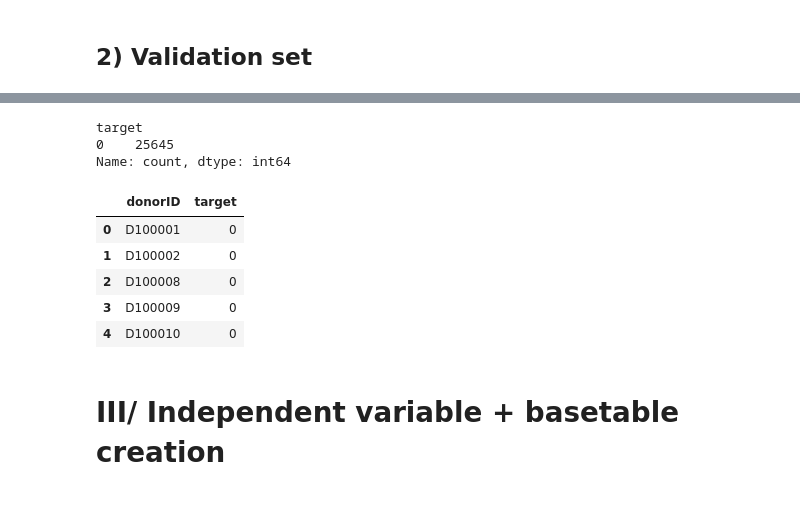
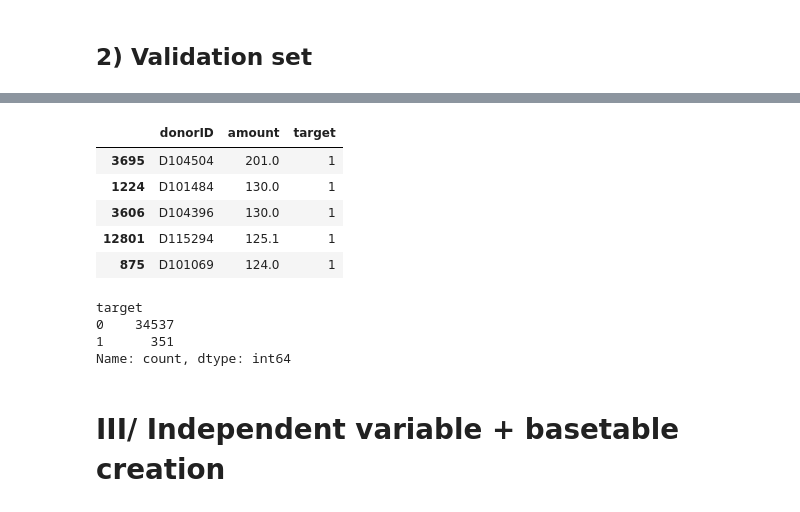
Before and after one commit to LeZM/python-predictive-group-project, a Jupyter notebook: notebooks/EDA_zk.ipynb, the cells around one changed output, grey strips where cells are left out. Cells and saved outputs as stored; diff of their text form; code cells hidden in the pictures.

```diff
--- a/notebooks/EDA_zk.ipynb
+++ b/notebooks/EDA_zk.ipynb
@@ -644,18 +692,19 @@ basetable_val.head()
+# %%
+validation_targets.sort_values(by='amount', ascending=False).head()
+# %% [output]
+|  | donorID | amount | target |
+| 3695 | D104504 | 201.0 | 1 |
+| 1224 | D101484 | 130.0 | 1 |
+| 3606 | D104396 | 130.0 | 1 |
+| 12801 | D115294 | 125.1 | 1 |
+| 875 | D101069 | 124.0 | 1 |
 # %%
-basetable_val['target'].value_counts()
+validation_targets['target'].value_counts()
 # %% [output]
 target
-0    25645
+0    34537
+1      351
 Name: count, dtype: int64
-# %%
-basetable_val.head()
-# %% [output]
-|  | donorID | target |
-| 0 | D100001 | 0 |
-| 1 | D100002 | 0 |
-| 2 | D100008 | 0 |
-| 3 | D100009 | 0 |
-| 4 | D100010 | 0 |
 # %% [markdown]
 # III/ Independent variable + basetable creation
 # %% [markdown]
```
Also changed, not shown: parts of 29 cells of this notebook.
